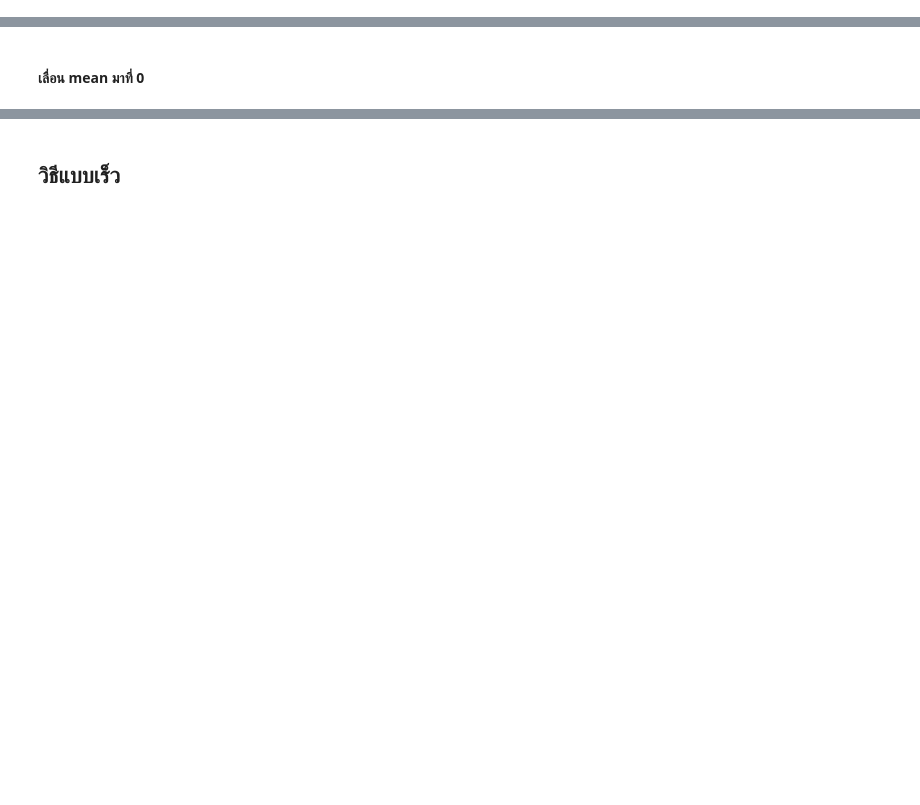
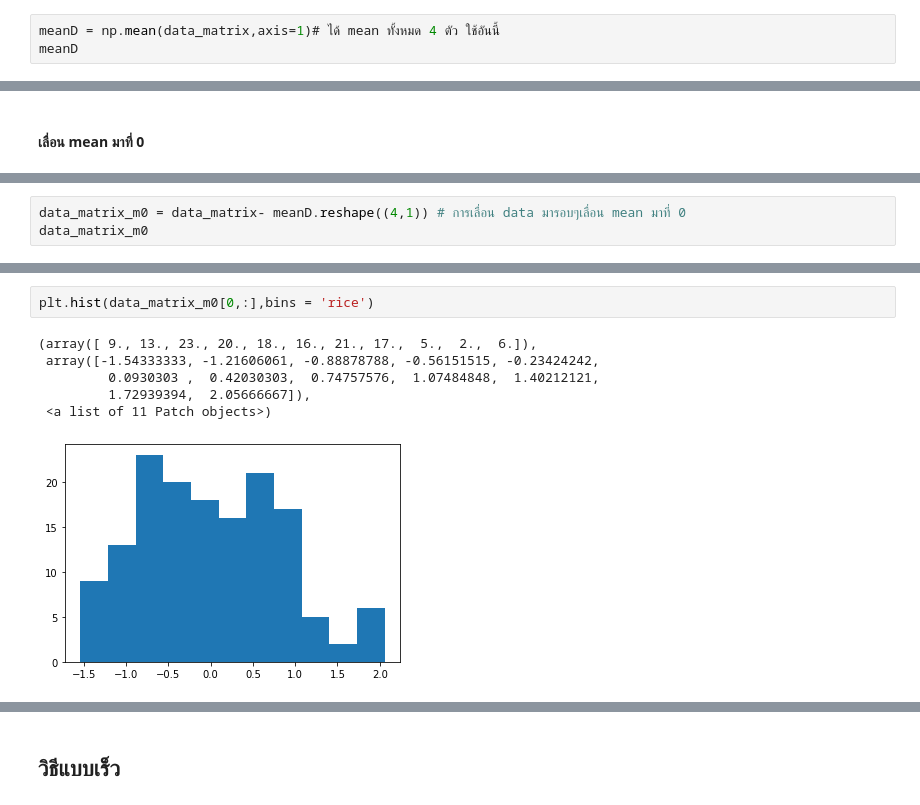
Before and after one commit to ploybongkot/Multivariate, a Jupyter notebook: Chapter3_PCA.ipynb, the cells around one changed output, grey strips where cells are left out. Drawn from its saved outputs; the diff is of its cells as text; blank space fills up the shorter version.

```diff
--- a/Chapter3_PCA.ipynb
+++ b/Chapter3_PCA.ipynb
@@ -18,0 +128,3 @@ meanD.shape
+# %%
+meanD = np.mean(data_matrix,axis=1)# ได้ mean ทั้งหมด 4 ตัว ใช้อันนี้
+meanD
@@ -32,0 +171,3 @@ data_matrix_m0 = data
+# %%
+data_matrix_m0 = data_matrix- meanD.reshape((4,1)) # การเลื่อน data มารอบๆเลื่อน mean มาที่ 0
+data_matrix_m0
@@ -34,0 +203,9 @@ from matplotlip import  pyport as port
+# %%
+plt.hist(data_matrix_m0[0,:],bins = 'rice')
+# %% [output]
+(array([ 9., 13., 23., 20., 18., 16., 21., 17.,  5.,  2.,  6.]),
+ array([-1.54333333, -1.21606061, -0.88878788, -0.56151515, -0.23424242,
+         0.0930303 ,  0.42030303,  0.74757576,  1.07484848,  1.40212121,
+         1.72939394,  2.05666667]),
+ <a list of 11 Patch objects>)
+[figure, added]
```
Also changed, not shown: parts of 59 cells of this notebook.
